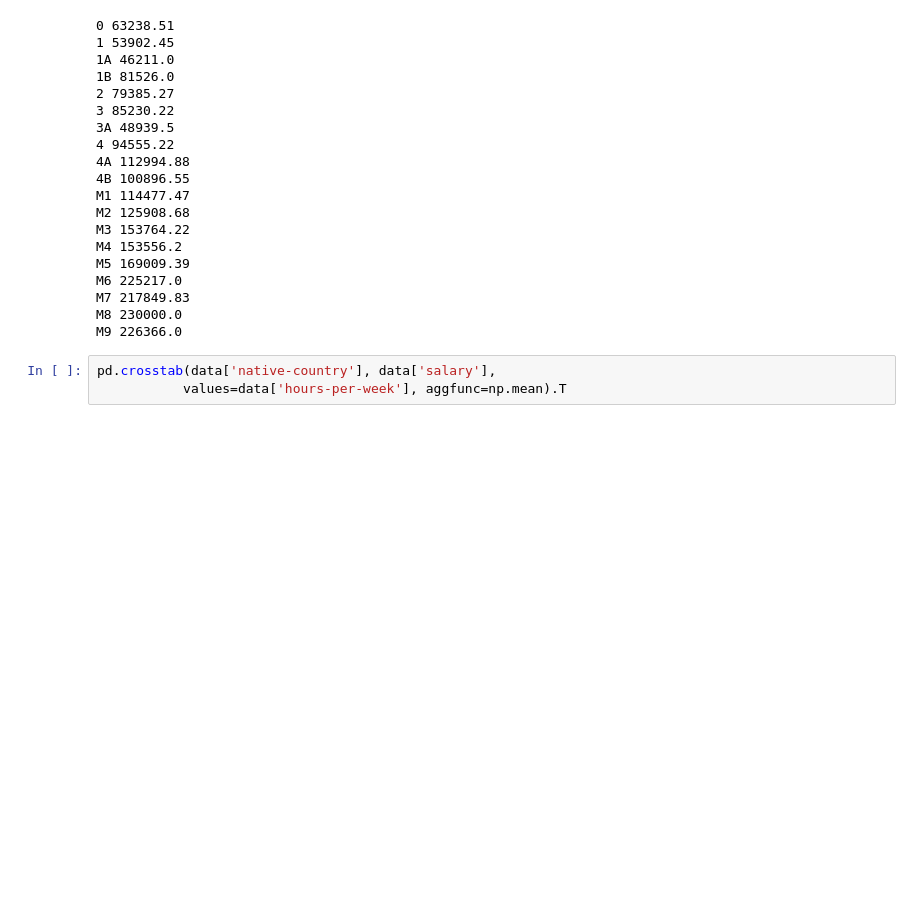
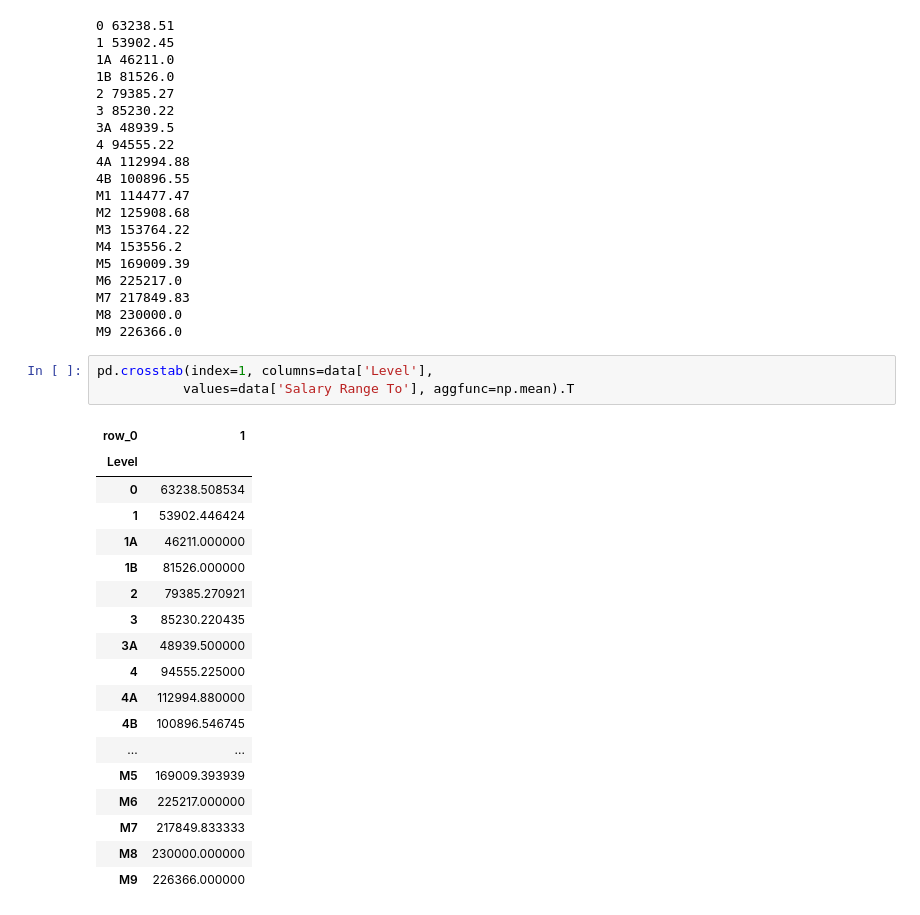
Before and after one commit to VitalyCherkov/ml_6sem, a Jupyter notebook: lab2.ipynb, the cells around one changed output. Drawn from its saved outputs; the diff is of its cells as text; blank space fills up the shorter version.

```diff
--- a/lab2.ipynb
+++ b/lab2.ipynb
@@ -233,5 +233,24 @@ M7 217849.83
 M8 230000.0
 M9 226366.0
 # %%
-pd.crosstab(data['native-country'], data['salary'],
-           values=data['hours-per-week'], aggfunc=np.mean).T
+pd.crosstab(index=1, columns=data['Level'],
+           values=data['Salary Range To'], aggfunc=np.mean).T
+# %% [output]
+| row_0 | 1 |
+| Level |  |
+| 0 | 63238.508534 |
+| 1 | 53902.446424 |
+| 1A | 46211.000000 |
+| 1B | 81526.000000 |
+| 2 | 79385.270921 |
+| 3 | 85230.220435 |
+| 3A | 48939.500000 |
+| 4 | 94555.225000 |
+| 4A | 112994.880000 |
+| 4B | 100896.546745 |
+| ... | ... |
+| M5 | 169009.393939 |
+| M6 | 225217.000000 |
+| M7 | 217849.833333 |
+| M8 | 230000.000000 |
+| M9 | 226366.000000 |
```
Also changed, not shown: 2 other files.
